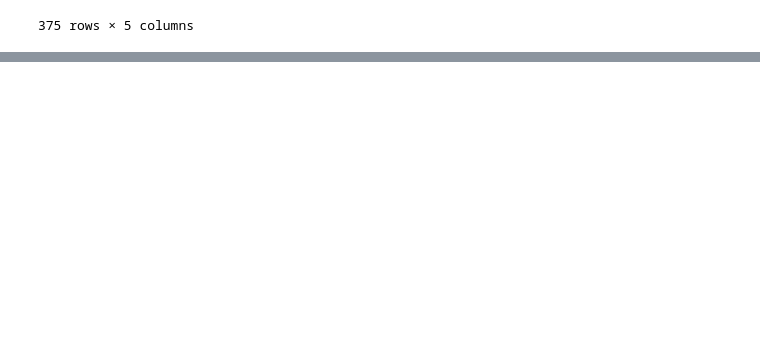
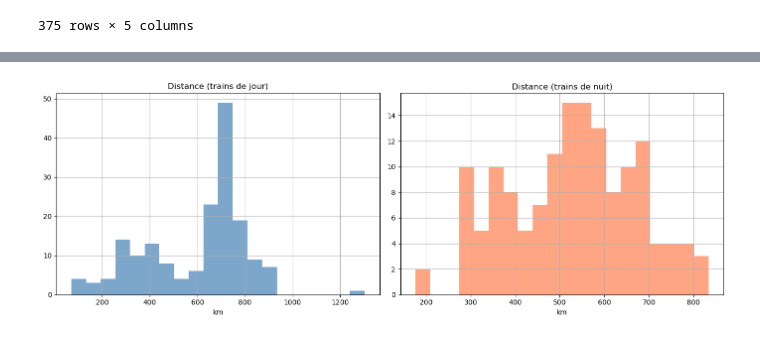
Before and after one commit to EPSI-Portfolio/OBRail-MSPR2, a Jupyter notebook: notebooks/01_eda.ipynb, the cells around one changed output, grey strips where cells are left out. Saved outputs shown, nothing was run; the diff lists cells and outputs as text; code cells hidden in the pictures; blank space fills up the shorter version.

Commit message:
feat: complete EDA notebook with country, distance and operator visualizations

```diff
--- a/notebooks/01_eda.ipynb
+++ b/notebooks/01_eda.ipynb
@@ -130,0 +152,21 @@ df_train
+# %%
+import seaborn as sns
+
+fig, axes = plt.subplots(1, 2, figsize=(14, 5))
+
+df[df['service_type'] == 'day']['distance_km'].hist(
+    ax=axes[0], bins=20, color='steelblue', alpha=0.7
+)
+axes[0].set_title('Distance (trains de jour)')
+axes[0].set_xlabel('km')
+
+df[df['service_type'] == 'night']['distance_km'].hist(
+    ax=axes[1], bins=20, color='coral', alpha=0.7
+)
+axes[1].set_title('Distance (trains de nuit)')
+axes[1].set_xlabel('km')
+
+plt.tight_layout()
+plt.show()
+# %% [output]
+[figure, added]
```
Also changed, not shown: parts of 5 cells of this notebook.
